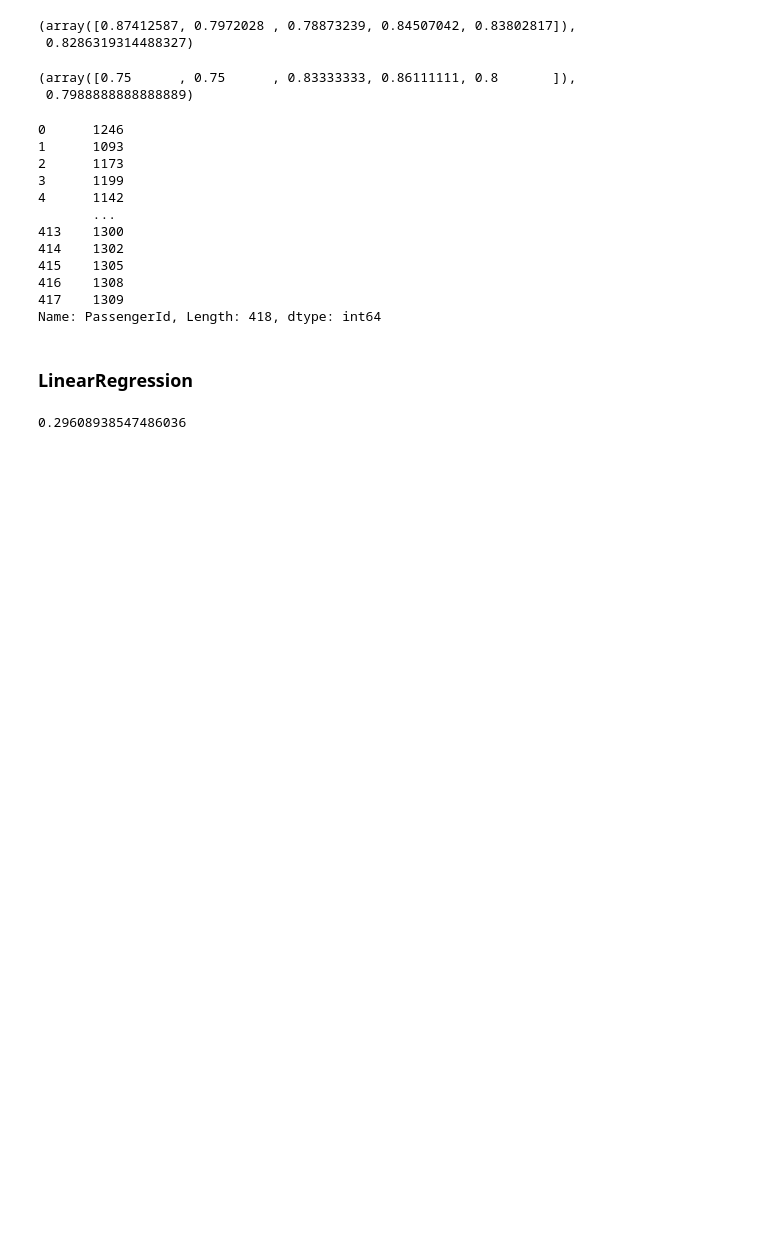
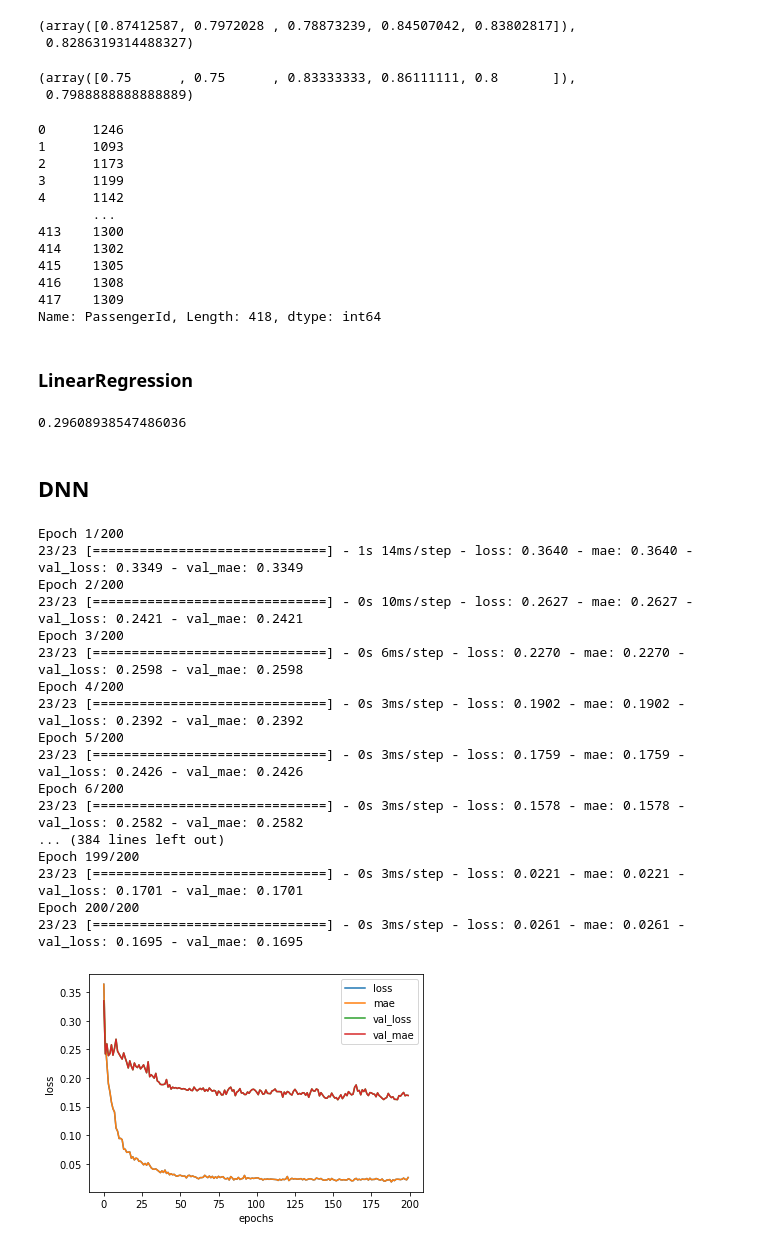
Before and after one commit to Yucheng-Zhu/Titanic_MachineLearningfromDisaster, a Jupyter notebook: Titanic (MLP).ipynb, the cells around one changed output. Drawn from its saved outputs; the diff is of its cells as text; code cells hidden in the pictures; blank space fills up the shorter version.

Commit message:
DNN model. Big accuracy improvement!

```diff
--- a/Titanic (MLP).ipynb
+++ b/Titanic (MLP).ipynb
@@ -444,3 +444,64 @@ linereg_predictions_int
 abs(y_valid.to_numpy()-linereg_predictions_int).sum() / len(linereg_predictions_int)
 # %% [output]
 0.29608938547486036
+# %% [markdown]
+## DNN
+# %%
+import tensorflow as tf
+from tensorflow.keras.layers import Dense, Dropout, BatchNormalization
+
+# -- Define model
+def add_dense_layer(units, dropout=0.4):
+    return [
+        Dense(units, activation='relu'),
+#         BatchNormalization(),
+#         LayerNormalization(),
+        Dropout(dropout)
+    ]
+layers = []
+for units in (512, 512, 512):
+    layers.extend( add_dense_layer(units, dropout=0.4) )
+layers.append( Dense(1) )
+
+model_DNN = tf.keras.Sequential(layers)
+
+# -- Compile the model
+model_DNN.compile(
+    loss='mae',
+    optimizer=tf.keras.optimizers.Adam(learning_rate=0.001),
+    metrics=['mae']
+)
+
+history_DNN = model_DNN.fit(
+    X_train_normalized, y_train,
+    validation_data = (X_valid_normalized, y_valid),
+    epochs=200,
+    verbose=1
+)
+
+
+pd.DataFrame(history_DNN.history).plot()
+plt.xlabel("epochs")
+plt.ylabel("loss")
+
+# -- Predict
+y_pred_DNN = model_DNN.predict(X_test_normalized)
+# %% [output]
+Epoch 1/200
+23/23 [==============================] - 1s 14ms/step - loss: 0.3640 - mae: 0.3640 - val_loss: 0.3349 - val_mae: 0.3349
+Epoch 2/200
+23/23 [==============================] - 0s 10ms/step - loss: 0.2627 - mae: 0.2627 - val_loss: 0.2421 - val_mae: 0.2421
+Epoch 3/200
+23/23 [==============================] - 0s 6ms/step - loss: 0.2270 - mae: 0.2270 - val_loss: 0.2598 - val_mae: 0.2598
+Epoch 4/200
+23/23 [==============================] - 0s 3ms/step - loss: 0.1902 - mae: 0.1902 - val_loss: 0.2392 - val_mae: 0.2392
+Epoch 5/200
+23/23 [==============================] - 0s 3ms/step - loss: 0.1759 - mae: 0.1759 - val_loss: 0.2426 - val_mae: 0.2426
+Epoch 6/200
+23/23 [==============================] - 0s 3ms/step - loss: 0.1578 - mae: 0.1578 - val_loss: 0.2582 - val_mae: 0.2582
+... (384 lines left out)
+Epoch 199/200
+23/23 [==============================] - 0s 3ms/step - loss: 0.0221 - mae: 0.0221 - val_loss: 0.1701 - val_mae: 0.1701
+Epoch 200/200
+23/23 [==============================] - 0s 3ms/step - loss: 0.0261 - mae: 0.0261 - val_loss: 0.1695 - val_mae: 0.1695
+[figure, added]
```
Also changed, not shown: parts of 3 cells of this notebook, 14 other files.
